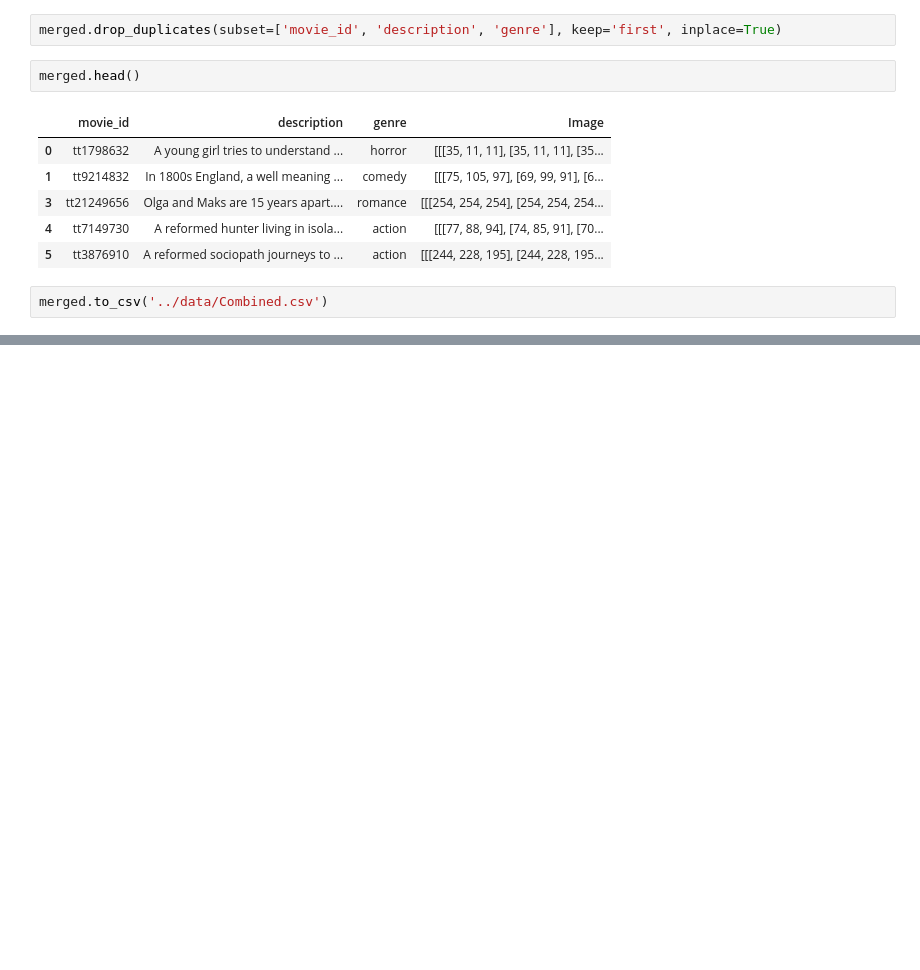
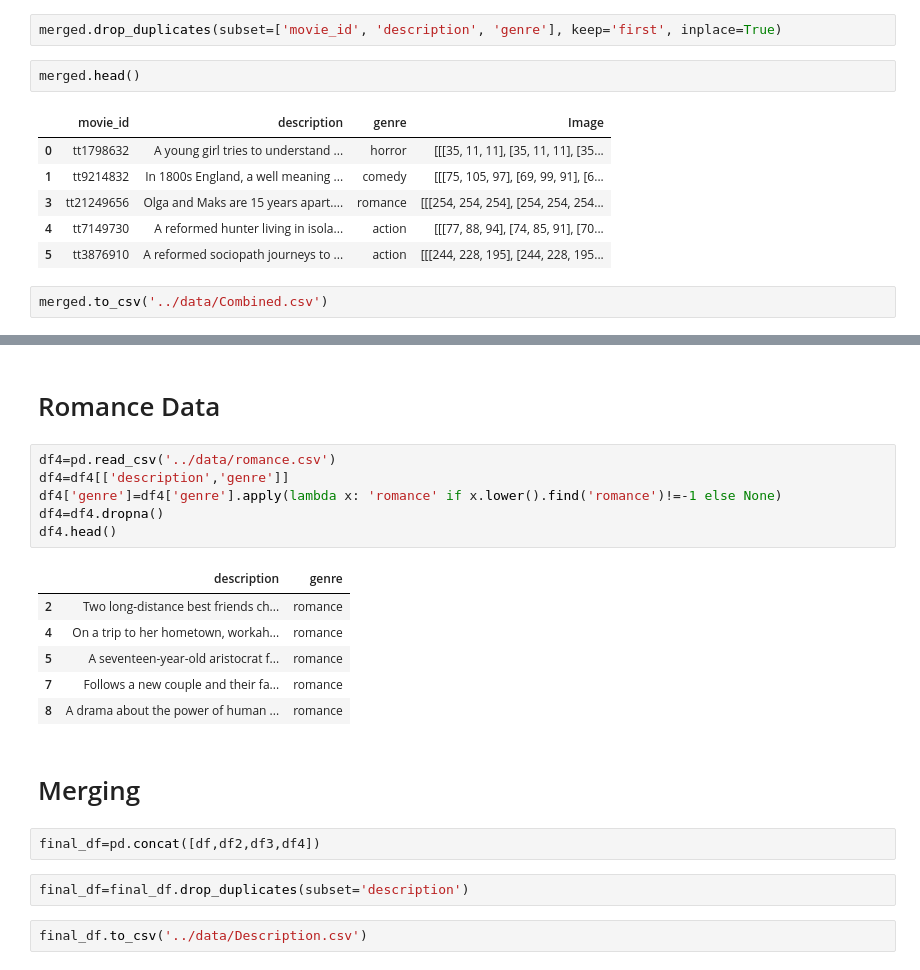
Before and after one commit to Abdul-Moiz-Shehzad/MultiModal-Movie-Genre-Classifier, a Jupyter notebook: notebooks/Images2Df.ipynb, the cells around one changed output, grey strips where cells are left out. Cells and saved outputs as stored; diff of their text form; blank space fills up the shorter version.

```diff
--- a/notebooks/Images2Df.ipynb
+++ b/notebooks/Images2Df.ipynb
@@ -67,0 +117,23 @@ merged.to_csv('../data/Combined.csv')
+# %% [markdown]
+# Romance Data
+# %%
+df4=pd.read_csv('../data/romance.csv')
+df4=df4[['description','genre']]
+df4['genre']=df4['genre'].apply(lambda x: 'romance' if x.lower().find('romance')!=-1 else None)
+df4=df4.dropna()
+df4.head()
+# %% [output]
+|  | description | genre |
+| 2 | Two long-distance best friends ch... | romance |
+| 4 | On a trip to her hometown, workah... | romance |
+| 5 | A seventeen-year-old aristocrat f... | romance |
+| 7 | Follows a new couple and their fa... | romance |
+| 8 | A drama about the power of human ... | romance |
+# %% [markdown]
+# Merging
+# %%
+final_df=pd.concat([df,df2,df3,df4])
+# %%
+final_df=final_df.drop_duplicates(subset='description')
+# %%
+final_df.to_csv('../data/Description.csv')
```
Also changed, not shown: parts of 6 cells of this notebook, 3 other files.
